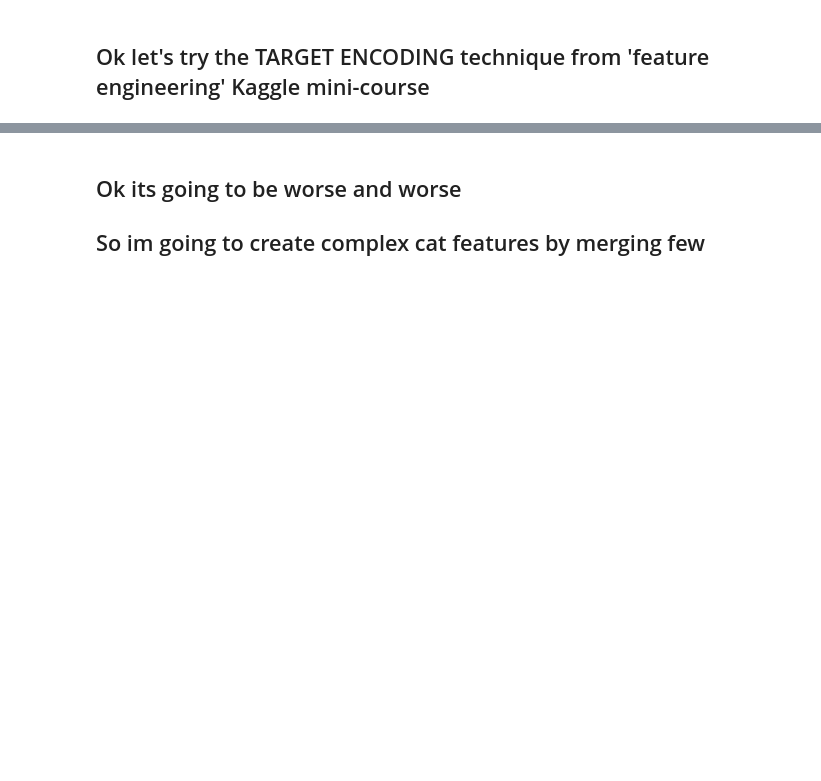
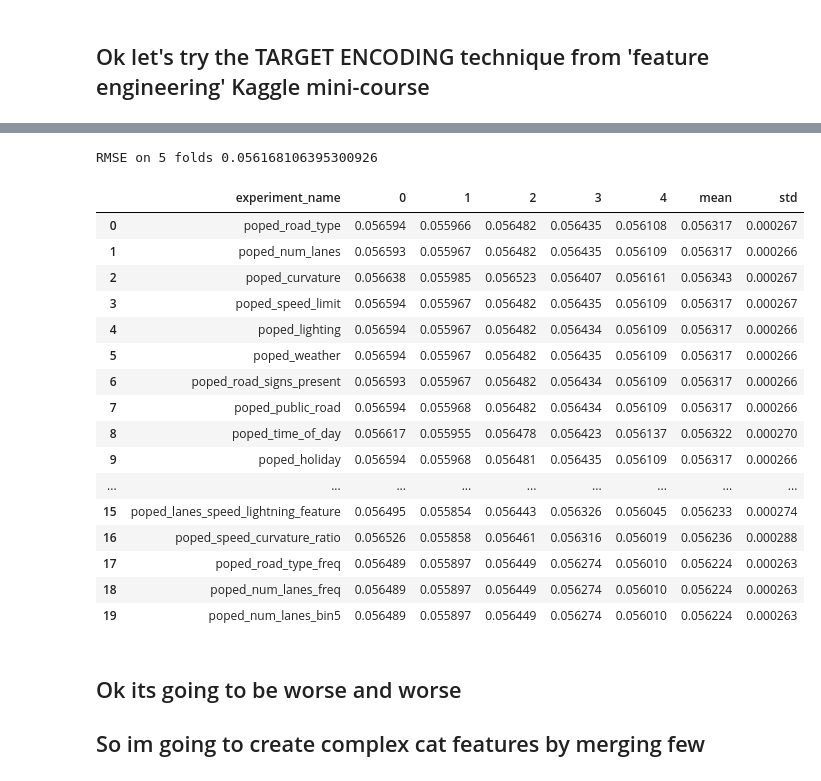
Before and after one commit to antlbn/Kaggle_competition_playground, a Jupyter notebook: road-accidents.ipynb, the cells around one changed output, grey strips where cells are left out. Cells and saved outputs as stored; diff of their text form; code cells hidden in the pictures; blank space fills up the shorter version.

```diff
--- a/road-accidents.ipynb
+++ b/road-accidents.ipynb
@@ -343,9 +594,23 @@ So just poping 'id'
 # %%
-# # Encoding split
-# X_y_full = X.join(y)
-# X_encode = X_y_full.sample(frac=0.20, random_state=0)
-# y_encode = X_encode.pop("accident_risk")
+from category_encoders import MEstimateEncoder
 
-# # Training split
-# X_pretrain = X_y_full.drop(X_encode.index)
-# y_train = X_pretrain.pop("accident_risk")
+
+
+# Encoding split
+X_y_full = X_reduced.join(y).copy()
+X_encode = X_y_full.sample(frac=0.05, random_state=0)
+y_encode = X_encode.pop("accident_risk")
+
+# Training split
+X_pretrain = X_y_full.drop(X_encode.index)
+y_train = X_pretrain.pop("accident_risk")
+
+# Choose a set of features to encode and a value for m
+# encoder = MEstimateEncoder(cols = ['road_type', 'lighting', 'weather', 'curvature', 'speed_limit'], m=20)
+encoder = MEstimateEncoder(cols = ['time_of_day'], m=20)
+
+# Fit the encoder on the encoding split
+encoder.fit(X_encode, y_encode)
+
+# Encode the training split
+X_train = encoder.transform(X_pretrain, y_train)
@@ -362,7 +617,26 @@ So just poping 'id'
 # %%
-# Score = get_scored(X_train,y_train)
-# Scoresy = save_score(Score, Scoresy, 'target_encoded')
-# Scoresy.head(20)
+Score = get_scored(X_train,y_train)
+Scoresy = save_score(Score, Scoresy, 'target_encoded')
+Scoresy.head(20)
+# %% [output]
+RMSE on 5 folds 0.056168106395300926
+|  | experiment_name | 0 | 1 | 2 | 3 | 4 | mean | std |
+| 0 | poped_road_type | 0.056594 | 0.055966 | 0.056482 | 0.056435 | 0.056108 | 0.056317 | 0.000267 |
+| 1 | poped_num_lanes | 0.056593 | 0.055967 | 0.056482 | 0.056435 | 0.056109 | 0.056317 | 0.000266 |
+| 2 | poped_curvature | 0.056638 | 0.055985 | 0.056523 | 0.056407 | 0.056161 | 0.056343 | 0.000267 |
+| 3 | poped_speed_limit | 0.056594 | 0.055967 | 0.056482 | 0.056435 | 0.056109 | 0.056317 | 0.000267 |
+| 4 | poped_lighting | 0.056594 | 0.055967 | 0.056482 | 0.056434 | 0.056109 | 0.056317 | 0.000266 |
+| 5 | poped_weather | 0.056594 | 0.055967 | 0.056482 | 0.056435 | 0.056109 | 0.056317 | 0.000266 |
+| 6 | poped_road_signs_present | 0.056593 | 0.055967 | 0.056482 | 0.056434 | 0.056109 | 0.056317 | 0.000266 |
+| 7 | poped_public_road | 0.056594 | 0.055968 | 0.056482 | 0.056434 | 0.056109 | 0.056317 | 0.000266 |
+| 8 | poped_time_of_day | 0.056617 | 0.055955 | 0.056478 | 0.056423 | 0.056137 | 0.056322 | 0.000270 |
+| 9 | poped_holiday | 0.056594 | 0.055968 | 0.056481 | 0.056435 | 0.056109 | 0.056317 | 0.000266 |
+| ... | ... | ... | ... | ... | ... | ... | ... | ... |
+| 15 | poped_lanes_speed_lightning_feature | 0.056495 | 0.055854 | 0.056443 | 0.056326 | 0.056045 | 0.056233 | 0.000274 |
+| 16 | poped_speed_curvature_ratio | 0.056526 | 0.055858 | 0.056461 | 0.056316 | 0.056019 | 0.056236 | 0.000288 |
+| 17 | poped_road_type_freq | 0.056489 | 0.055897 | 0.056449 | 0.056274 | 0.056010 | 0.056224 | 0.000263 |
+| 18 | poped_num_lanes_freq | 0.056489 | 0.055897 | 0.056449 | 0.056274 | 0.056010 | 0.056224 | 0.000263 |
+| 19 | poped_num_lanes_bin5 | 0.056489 | 0.055897 | 0.056449 | 0.056274 | 0.056010 | 0.056224 | 0.000263 |
 # %% [markdown]
 ## Ok its going to be worse and worse
 ## So im going to create complex cat features by merging few
```
Also changed, not shown: parts of 110 cells of this notebook.
